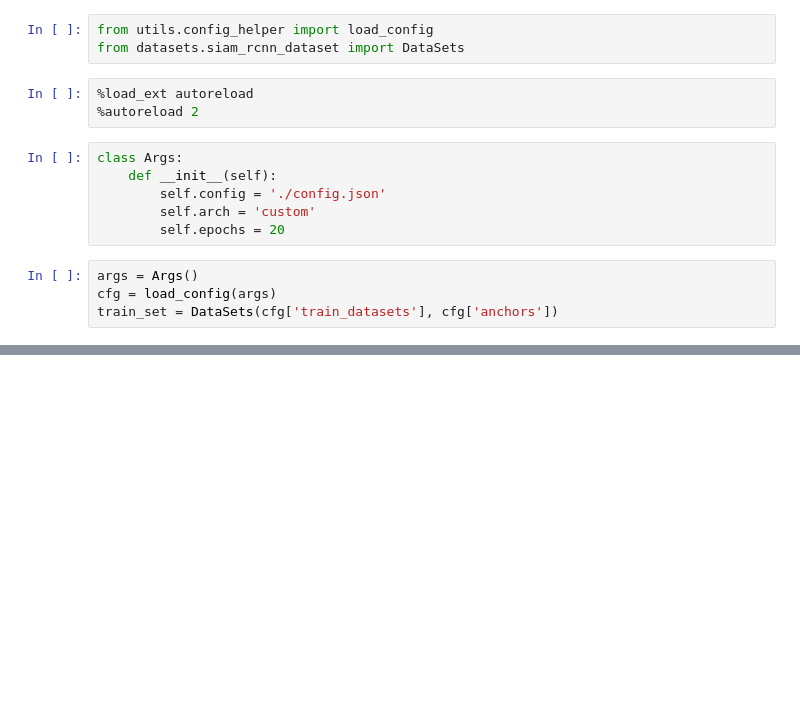
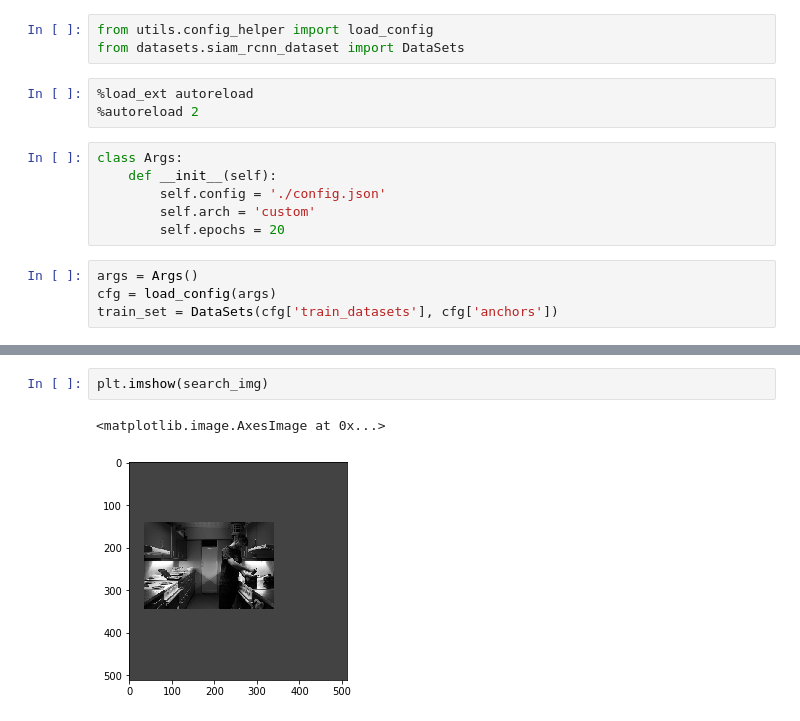
Before and after one commit to SJTU-DL-lab/SiamRCNN, a Jupyter notebook: notebook/test_dataset.ipynb, the cells around one changed output, grey strips where cells are left out. Cells and saved outputs as stored; diff of their text form; blank space fills up the shorter version.

```diff
--- a/notebook/test_dataset.ipynb
+++ b/notebook/test_dataset.ipynb
@@ -37,0 +65,5 @@ IndexError: too many indices for array
+# %%
+plt.imshow(search_img)
+# %% [output]
+<matplotlib.image.AxesImage at 0x...>
+[figure, added]
```
Also changed, not shown: parts of 3 cells of this notebook, 4 other files.
